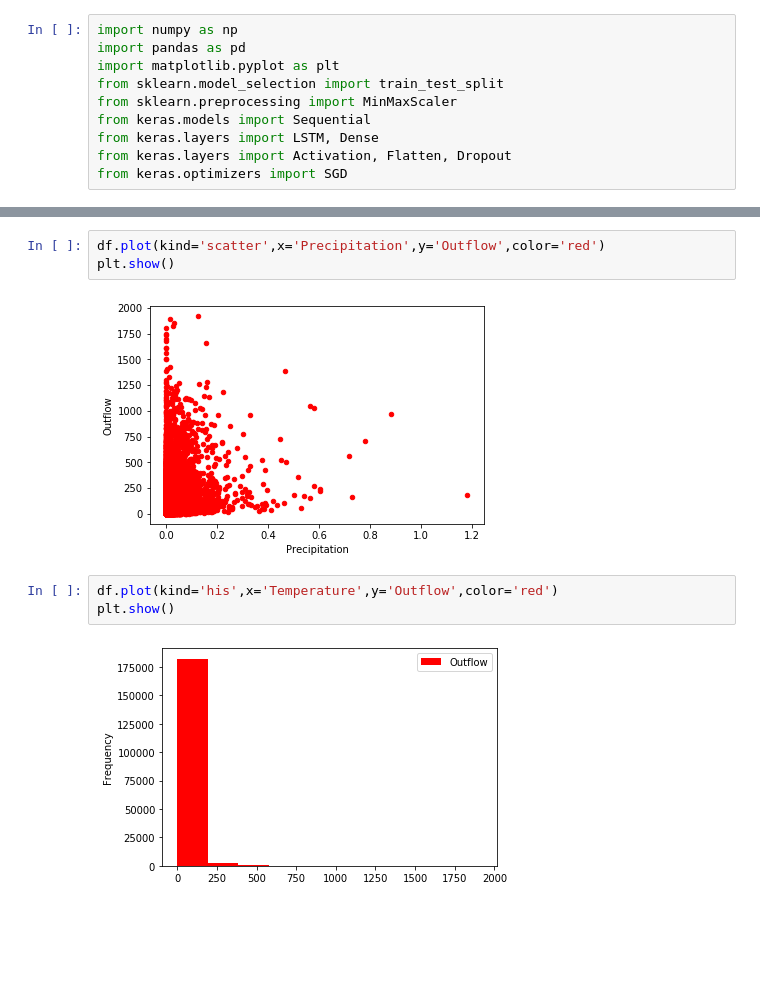
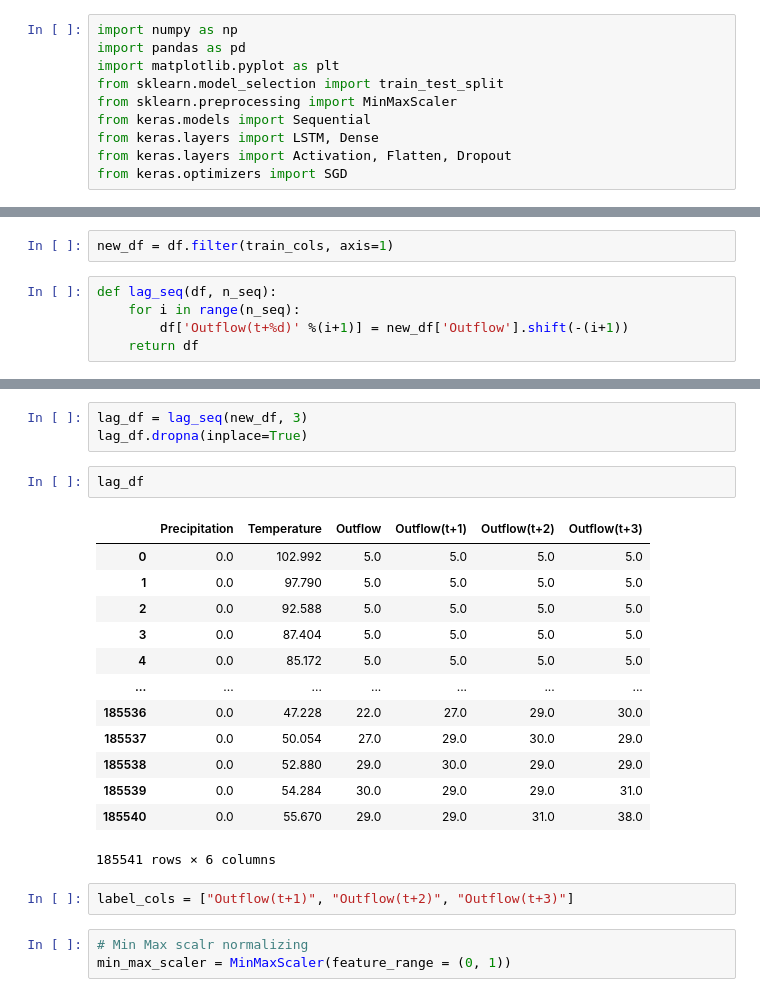
Before and after one commit to bidurbhurtel/waterflow, a Jupyter notebook: recursive_lag_outputs.ipynb, the cells around one changed output, grey strips where cells are left out. Cells and saved outputs as stored; diff of their text form; blank space fills up the shorter version.

```diff
--- a/recursive_lag_outputs.ipynb
+++ b/recursive_lag_outputs.ipynb
@@ -26 +23,8 @@ label_cols = ["Outflow"]
+# %%
+new_df = df.filter(train_cols, axis=1)
+# %%
+def lag_seq(df, n_seq):
+    for i in range(n_seq):
+        df['Outflow(t+%d)' %(i+1)] = new_df['Outflow'].shift(-(i+1))
+    return df
 # %%
@@ -43,10 +42,24 @@ plt.show()
-# %%
-df.plot(kind='scatter',x='Precipitation',y='Outflow',color='red')
-plt.show()
-# %% [output]
-[figure, removed]
-# %%
-df.plot(kind='his',x='Temperature',y='Outflow',color='red')
-plt.show()
-# %% [output]
-[figure, removed]
+# %%
+lag_df = lag_seq(new_df, 3)
+lag_df.dropna(inplace=True)
+# %%
+lag_df
+# %% [output]
+|  | Precipitation | Temperature | Outflow | Outflow(t+1) | Outflow(t+2) | Outflow(t+3) |
+| 0 | 0.0 | 102.992 | 5.0 | 5.0 | 5.0 | 5.0 |
+| 1 | 0.0 | 97.790 | 5.0 | 5.0 | 5.0 | 5.0 |
+| 2 | 0.0 | 92.588 | 5.0 | 5.0 | 5.0 | 5.0 |
+| 3 | 0.0 | 87.404 | 5.0 | 5.0 | 5.0 | 5.0 |
+| 4 | 0.0 | 85.172 | 5.0 | 5.0 | 5.0 | 5.0 |
+| ... | ... | ... | ... | ... | ... | ... |
+| 185536 | 0.0 | 47.228 | 22.0 | 27.0 | 29.0 | 30.0 |
+| 185537 | 0.0 | 50.054 | 27.0 | 29.0 | 30.0 | 29.0 |
+| 185538 | 0.0 | 52.880 | 29.0 | 30.0 | 29.0 | 29.0 |
+| 185539 | 0.0 | 54.284 | 30.0 | 29.0 | 29.0 | 31.0 |
+| 185540 | 0.0 | 55.670 | 29.0 | 29.0 | 31.0 | 38.0 |
+185541 rows × 6 columns
+# %%
+label_cols = ["Outflow(t+1)", "Outflow(t+2)", "Outflow(t+3)"]
+# %%
+# Min Max scalr normalizing
+min_max_scaler = MinMaxScaler(feature_range = (0, 1))
```
Also changed, not shown: parts of 13 cells of this notebook, 1 other file.
